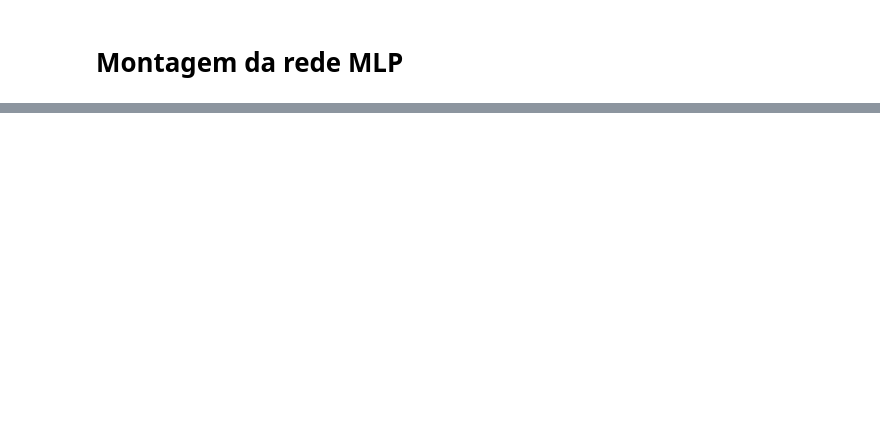
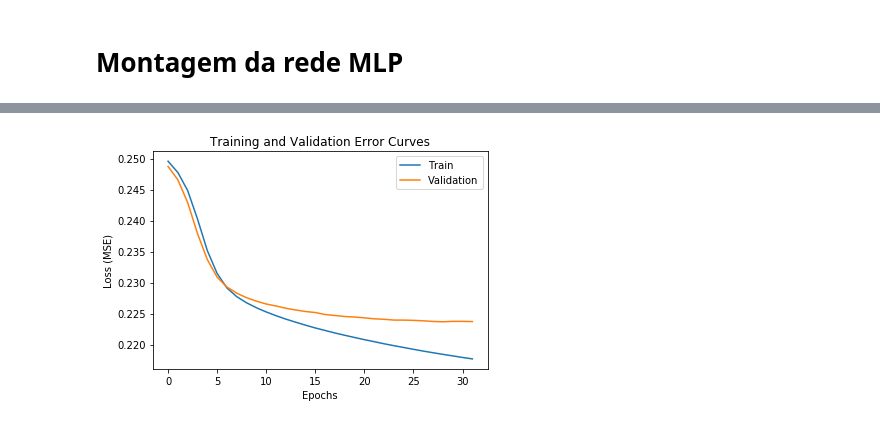
Before and after one commit to leamorim/RN-2018-2, a Jupyter notebook: Projeto Redes Neurais.ipynb, the cells around one changed output, grey strips where cells are left out. Saved outputs shown, nothing was run; the diff lists cells and outputs as text; code cells hidden in the pictures; blank space fills up the shorter version.

```diff
--- a/Projeto Redes Neurais.ipynb
+++ b/Projeto Redes Neurais.ipynb
@@ -240,0 +309,18 @@ AUPR:             0.7972
+# %%
+classifier = Sequential()
+
+classifier.add(Dense(32, activation='relu'))
+classifier.add(Dense(64, activation='tanh'))
+classifier.add(Dense(16, activation='softmax'))
+classifier.add(Dense(1, activation='sigmoid'))
+
+# Por fim compilamos o modelo especificando um otimizador, a função de custo, e opcionalmente
+# métricas para serem observadas durante treinamento.
+sgd = optimizers.SGD(lr=0.1, decay=1e-6, momentum=0.9, nesterov=True)
+classifier.compile(optimizer='sgd', loss='mean_squared_error')
+
+# Para treinar a rede passamos o conjunto de treinamento e especificamos o tamanho do mini-batch,
+# o número máximo de épocas, e opcionalmente callbacks. No seguinte exemplo utilizamos early
+# stopping para interromper o treinamento caso a performance não melhore em um conjunto de validação.
+history = classifier.fit(X_train, y_train, batch_size=64, epochs=100000,
+                         callbacks=[EarlyStopping(patience=3)], validation_data=(X_val, y_val))
@@ -240,0 +345,4 @@ AUPR:             0.7972
+# %%
+plot_training_error_curves(history)
+# %% [output]
+[figure, added]
```
Also changed, not shown: parts of 26 cells of this notebook.
